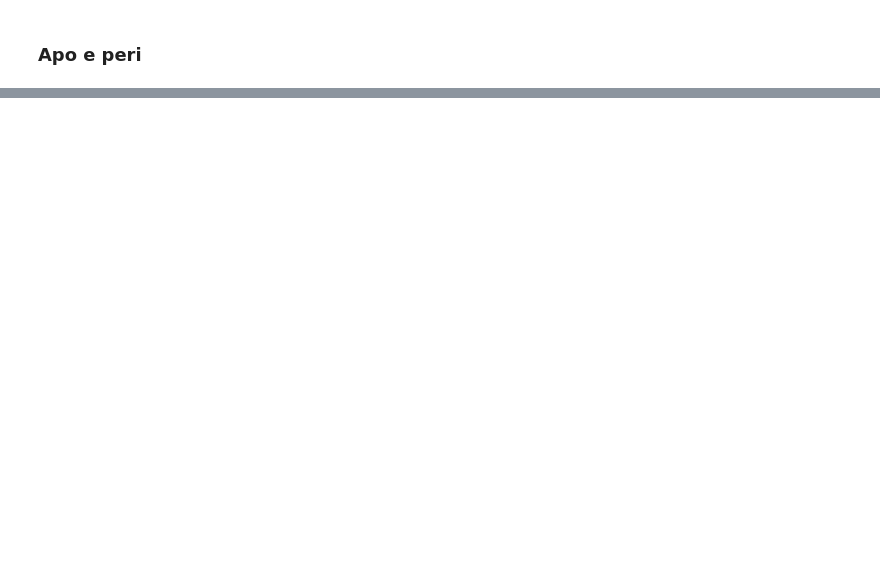
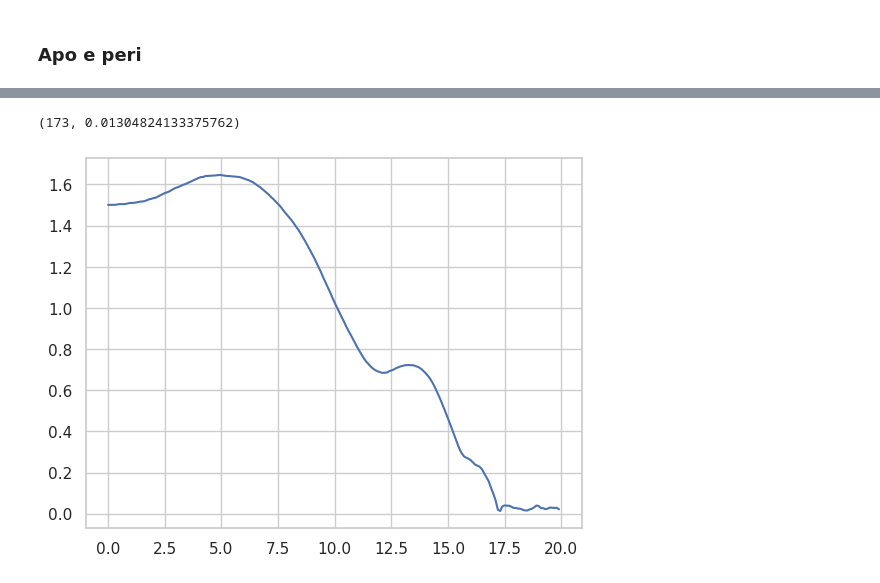
Before and after one commit to SimoneArienti/Galaxies-and-Dynamics, a Jupyter notebook: Project/Eccentricity.ipynb, the cells around one changed output, grey strips where cells are left out. Drawn from its saved outputs; the diff is of its cells as text; code cells hidden in the pictures; blank space fills up the shorter version.

```diff
--- a/Project/Eccentricity.ipynb
+++ b/Project/Eccentricity.ipynb
@@ -14,7 +14,8 @@ from scipy.optimize import fsolve
 
 N = 20001
 
-fname = f'Jaffe_{N-1}_eps_0.01_out_perturber_Mp_0.03.txt'
+#fname = f'Jaffe_{N-1}_eps_0.01_out_perturber_Mp_0.03.txt'
+fname = f'Jaffe_{N-1}_eps_0.01_out_perturber.txt'
 # %%
 G = 1
 
@@ -253,0 +195,6 @@ plt.plot(time[1:], eccentricita_2[1:])
+# %%
+plt.plot(time, distance)
+np.argmin(distance), np.min(distance)
+# %% [output]
+(173, 0.01304824133375762)
+[figure, added]
```
Also changed, not shown: parts of 18 cells of this notebook.
